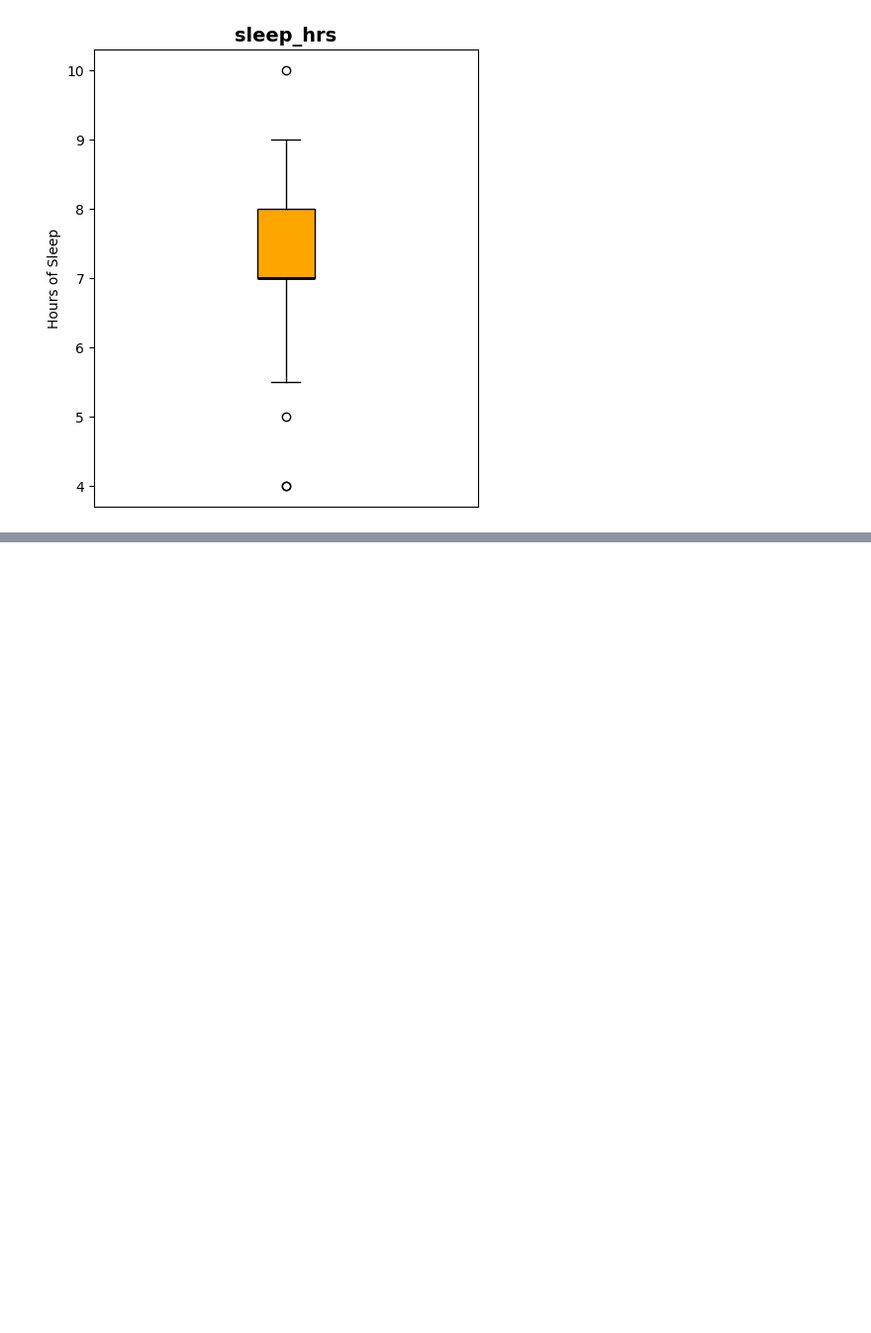
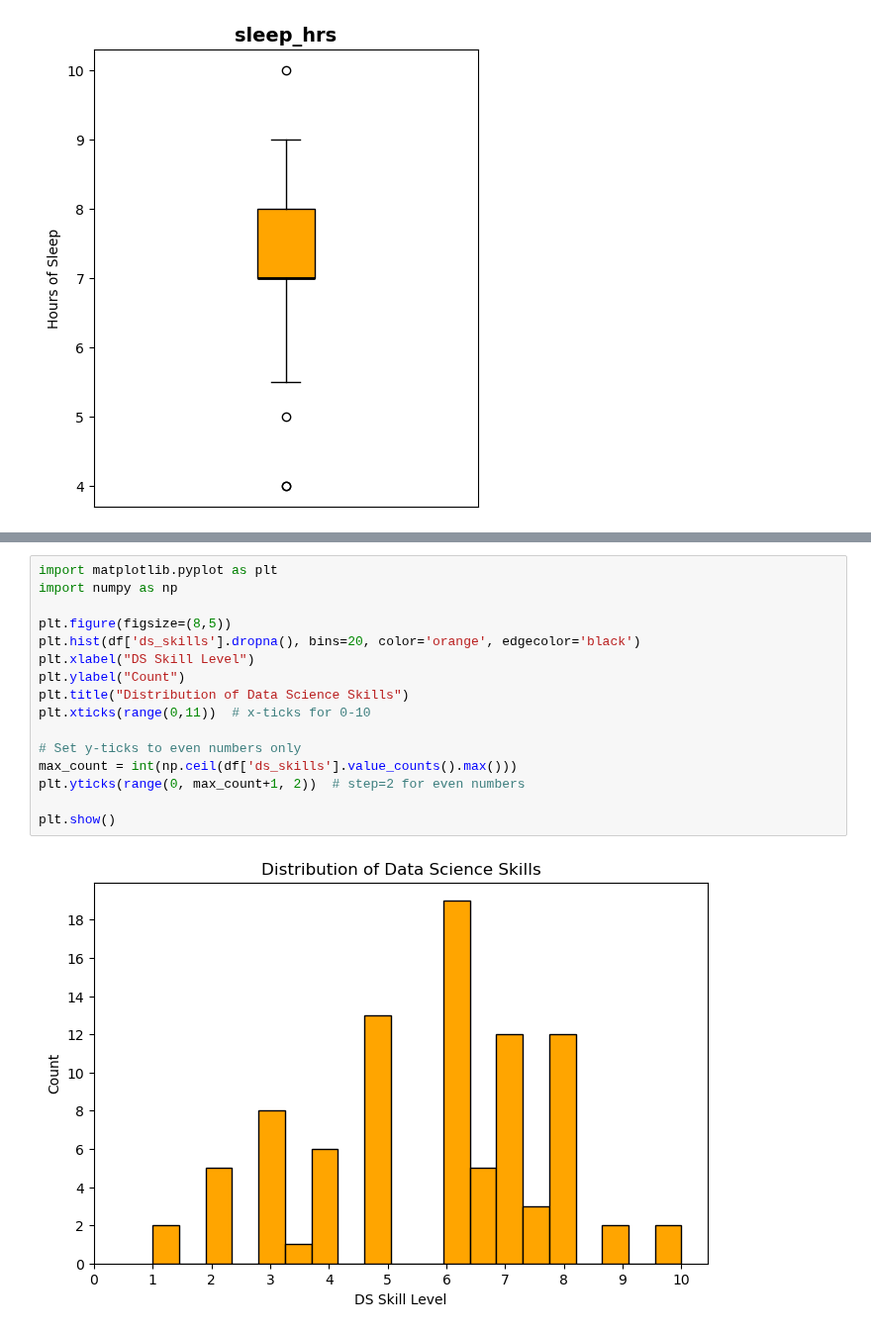
Before and after one commit to rde6mn/Machine-Learning-1, a Jupyter notebook: Homework 1/datacleaning.ipynb, the cells around one changed output, grey strips where cells are left out. Shown at 99% size. Saved outputs shown, nothing was run; the diff lists cells and outputs as text; blank space fills up the shorter version.

```diff
--- a/Homework 1/datacleaning.ipynb
+++ b/Homework 1/datacleaning.ipynb
@@ -989,0 +1010,18 @@ plt.show()
+# %%
+import matplotlib.pyplot as plt
+import numpy as np
+
+plt.figure(figsize=(8,5))
+plt.hist(df['ds_skills'].dropna(), bins=20, color='orange', edgecolor='black')
+plt.xlabel("DS Skill Level")
+plt.ylabel("Count")
+plt.title("Distribution of Data Science Skills")
+plt.xticks(range(0,11))  # x-ticks for 0-10
+
+# Set y-ticks to even numbers only
+max_count = int(np.ceil(df['ds_skills'].value_counts().max()))
+plt.yticks(range(0, max_count+1, 2))  # step=2 for even numbers
+
+plt.show()
+# %% [output]
+[figure, added]
```
Also changed, not shown: parts of 5 cells of this notebook.
